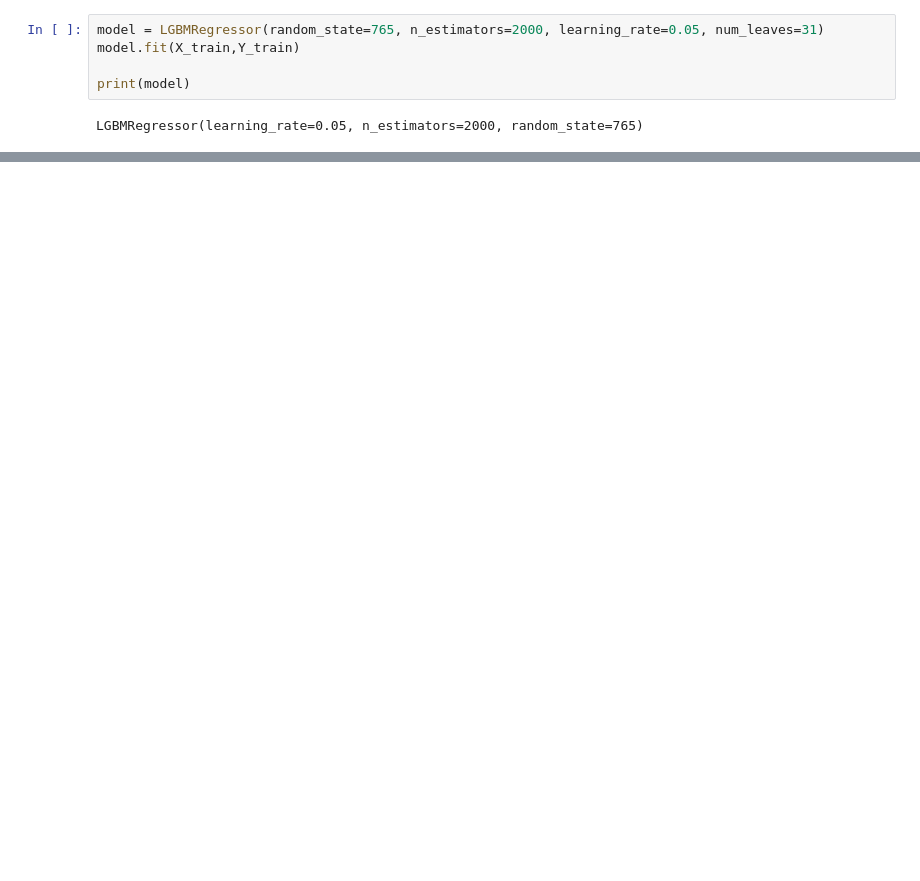
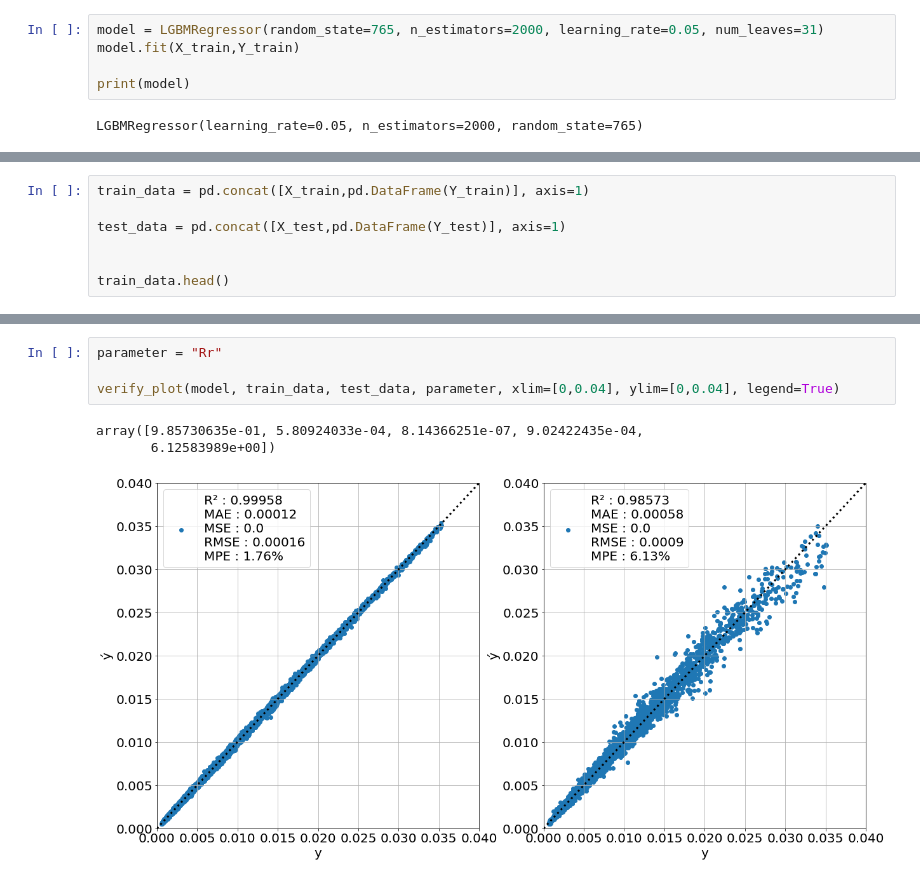
Before and after one commit to Schwalbe262/ML_MFT, a Jupyter notebook: core_type/solid_model/learning/ML_loss.ipynb, the cells around one changed output, grey strips where cells are left out. Saved outputs shown, nothing was run; the diff lists cells and outputs as text; blank space fills up the shorter version.

```diff
--- a/core_type/solid_model/learning/ML_loss.ipynb
+++ b/core_type/solid_model/learning/ML_loss.ipynb
@@ -211,0 +367,7 @@ plt.show()
+# %%
+train_data = pd.concat([X_train,pd.DataFrame(Y_train)], axis=1)
+
+test_data = pd.concat([X_test,pd.DataFrame(Y_test)], axis=1)
+
+
+train_data.head()
@@ -211,0 +381,8 @@ plt.show()
+# %%
+parameter = "Rr"
+
+verify_plot(model, train_data, test_data, parameter, xlim=[0,0.04], ylim=[0,0.04], legend=True)
+# %% [output]
+array([9.85730635e-01, 5.80924033e-04, 8.14366251e-07, 9.02422435e-04,
+       6.12583989e+00])
+[figure, added]
```
Also changed, not shown: parts of 18 cells of this notebook, 19 other files.
